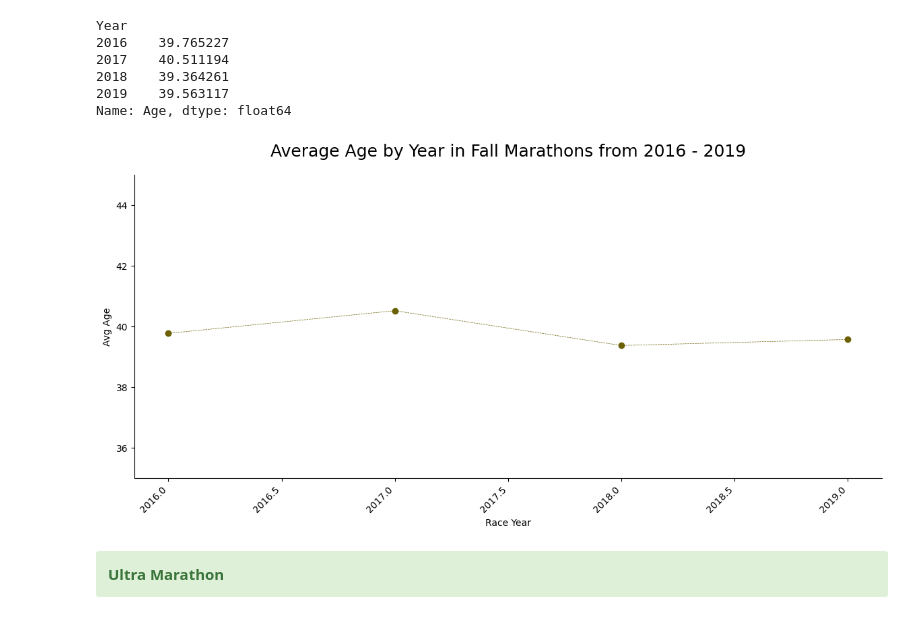
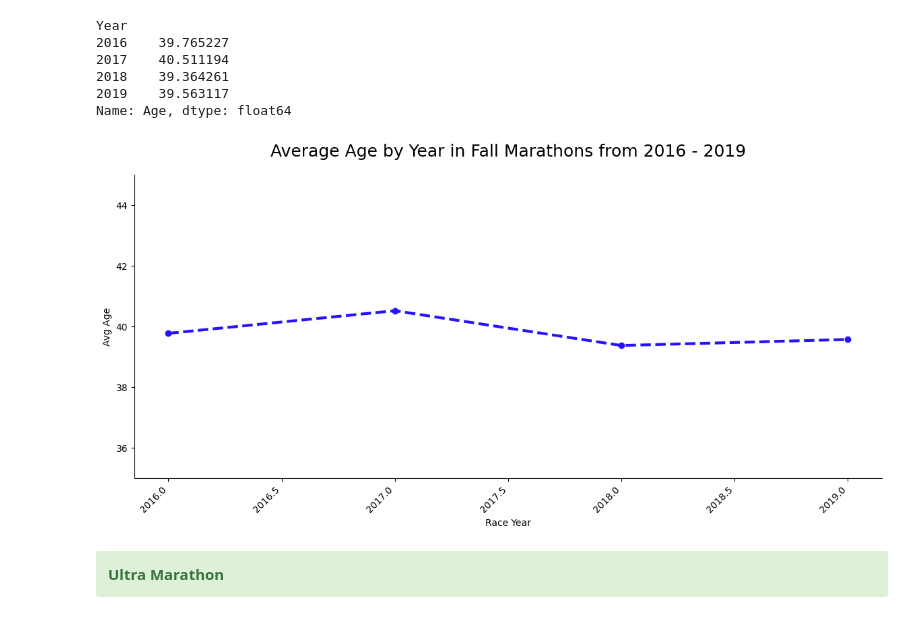
Before and after one commit to RunningBaldMan/Age_and_Endurance, a Jupyter notebook: Endurance_Beyond_Youth.ipynb, the cells around one changed output. Saved outputs shown, nothing was run; the diff lists cells and outputs as text; code cells hidden in the pictures.

```diff
--- a/Endurance_Beyond_Youth.ipynb
+++ b/Endurance_Beyond_Youth.ipynb
@@ -455,31 +426,31 @@ Name: Age, dtype: float64
 # %%
 # Plot the average age by year for Fall Marathons 2016-2019
 
 plt.figure(figsize=(12, 6))
 plt.plot(
     average_age_by_year.index,
     average_age_by_year.values,
     marker="o",
     linestyle = "--",
-    color = "#6b6103",
-    linewidth = 0.5)
+    color = "#2612ff",
+    linewidth = 3)
 
 plt.xlabel("Race Year")
 plt.ylabel("Avg Age")
 plt.title("Average Age by Year in Fall Marathons from 2016 - 2019", fontsize = 18, pad=20)
 plt.xticks(rotation=45, ha ="right")
 
 ax = plt.gca()
 ax.spines["top"].set_visible(False)
 ax.spines["right"].set_visible(False)
 
 
 plt.tight_layout()
 
 plt.ylim(35, 45)
 plt.show()
 # %% [output]
-[figure, old version]
+[figure, new version]
 # %% [markdown]
 <div class="alert alert-block alert-success">
 <b>Ultra Marathon</b>
```
Also changed, not shown: parts of 16 cells of this notebook.
